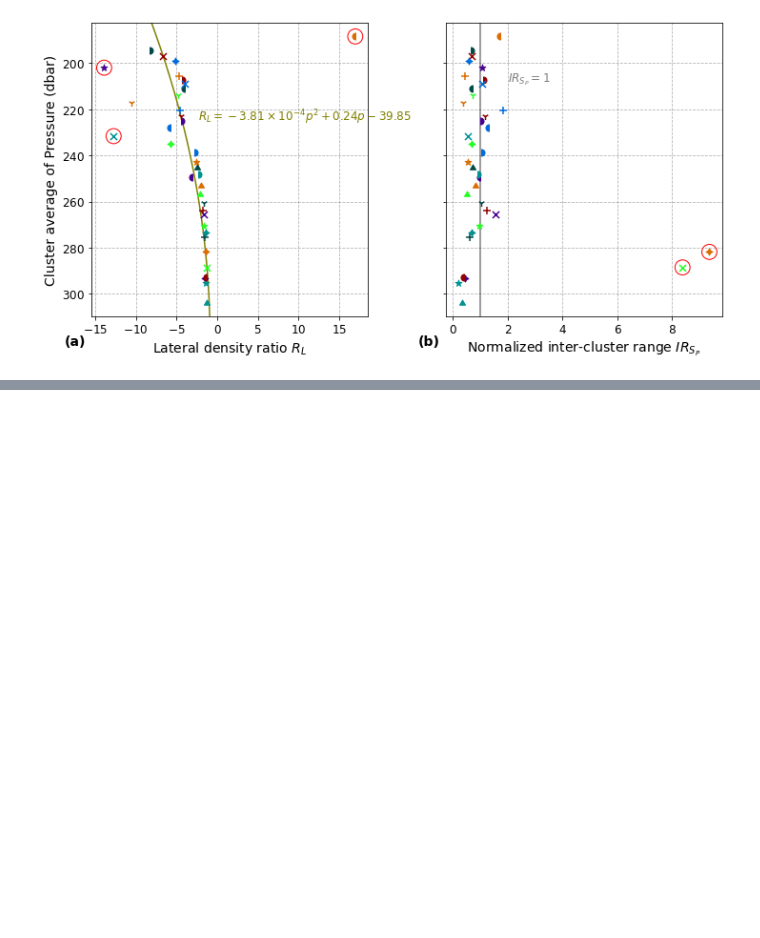
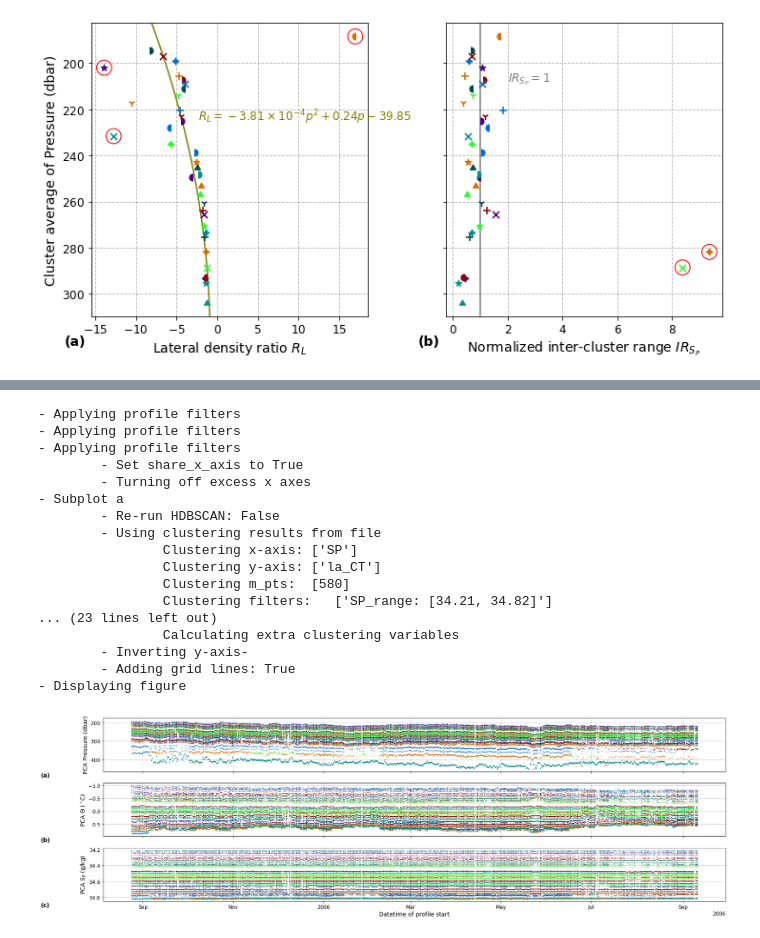
Before and after one commit to JustinTrenchcoat/Staircase_Clustering, a Jupyter notebook: Create_Figures.ipynb, the cells around one changed output, grey strips where cells are left out. Saved outputs shown, nothing was run; the diff lists cells and outputs as text; code cells hidden in the pictures; blank space fills up the shorter version.

```diff
--- a/Create_Figures.ipynb
+++ b/Create_Figures.ipynb
@@ -583,0 +651,38 @@ ahf.make_figure([group_ITP2_some_pfs_0, group_ITP2_some_pfs_1], use_same_x_axis=
+# %%
+### Figure 6
+## Tracking clusters across profiles, reproducing Lu et al. 2022 Figure 3
+# Make the Profile Parameters
+pp_Lu2022_fig3a = ahf.Plot_Parameters(x_vars=['dt_start'], y_vars=['pca_press'], clr_map='cluster', legend=False)
+pp_Lu2022_fig3b = ahf.Plot_Parameters(x_vars=['dt_start'], y_vars=['pca_CT'], clr_map='cluster', legend=False)
+pp_Lu2022_fig3c = ahf.Plot_Parameters(x_vars=['dt_start'], y_vars=['pca_SP'], clr_map='cluster', legend=False)
+# Make the subplot groups
+group_Lu2022_fig3a = ahf.Analysis_Group(ds_ITP3_all, pfs_ITP3, pp_Lu2022_fig3a, plot_title='')
+group_Lu2022_fig3b = ahf.Analysis_Group(ds_ITP3_all, pfs_ITP3, pp_Lu2022_fig3b, plot_title='')
+group_Lu2022_fig3c = ahf.Analysis_Group(ds_ITP3_all, pfs_ITP3, pp_Lu2022_fig3c, plot_title='')
+# Make the figure
+if False:
+    # Takes a long time to run
+    ahf.make_figure([group_Lu2022_fig3a, group_Lu2022_fig3b, group_Lu2022_fig3c])
+else:
+    import dill as pl
+    fig = pl.load(open('outputs/Figure_6.pickle', 'rb'))
+    plt.show()
+# %% [output]
+- Applying profile filters
+- Applying profile filters
+- Applying profile filters
+        - Set share_x_axis to True
+        - Turning off excess x axes
+- Subplot a
+        - Re-run HDBSCAN: False
+        - Using clustering results from file
+                Clustering x-axis: ['SP']
+                Clustering y-axis: ['la_CT']
+                Clustering m_pts:  [580]
+                Clustering filters:   ['SP_range: [34.21, 34.82]']
+... (23 lines left out)
+                Calculating extra clustering variables
+        - Inverting y-axis-
+        - Adding grid lines: True
+- Displaying figure
+[figure, added]
```
Also changed, not shown: parts of 20 cells of this notebook, 3 other files.
